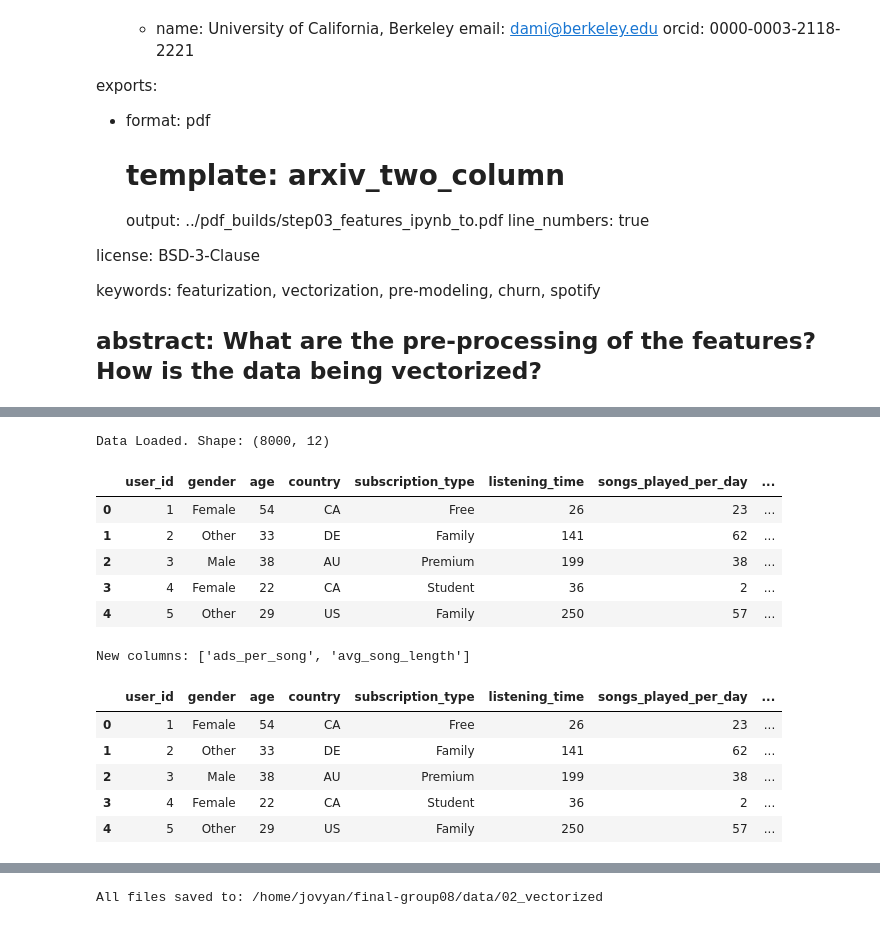
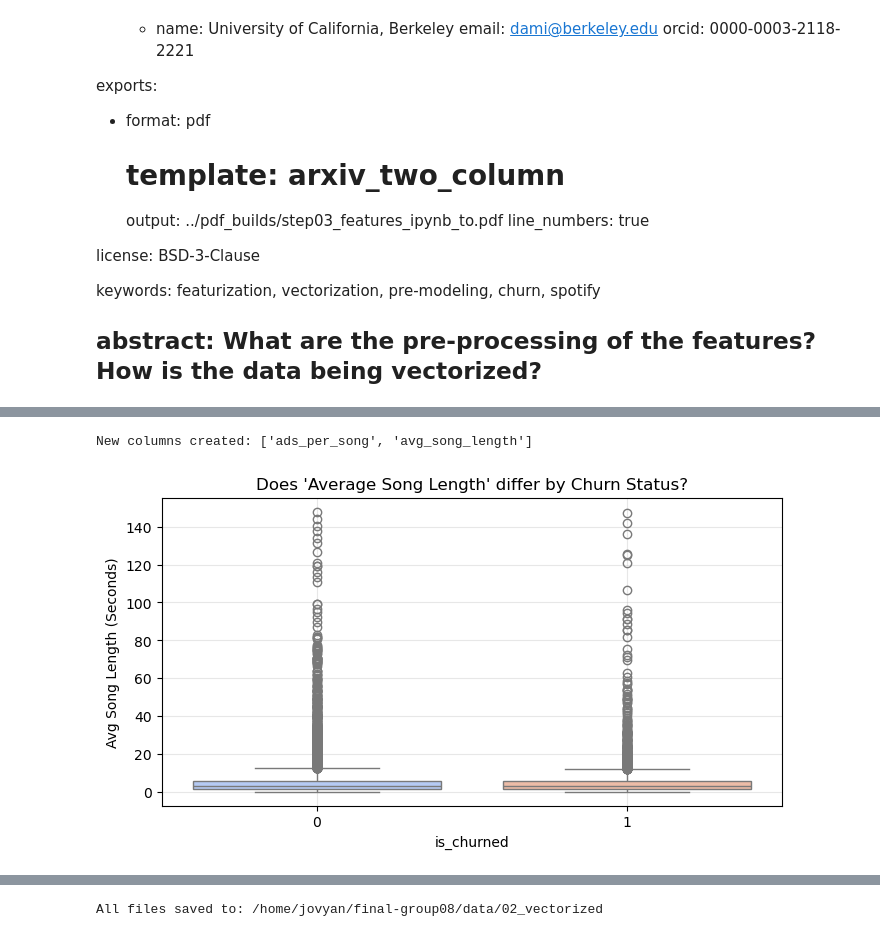
Before and after one commit to UCB-stat-159-f25/final-group08, a Jupyter notebook: notebooks/step03_features.ipynb, the cells around one changed output, grey strips where cells are left out. Cells and saved outputs as stored; diff of their text form; code cells hidden in the pictures.

```diff
--- a/notebooks/step03_features.ipynb
+++ b/notebooks/step03_features.ipynb
@@ -49,6 +55,16 @@ abstract: What are the pre-processing of the features? How is the data being vec
 # %%
-import src.step00_utils as step00_utils
 import pandas as pd
-import numpy as np
+import seaborn as sns
+import matplotlib.pyplot as plt
 import joblib
+from pathlib import Path
 from sklearn.model_selection import train_test_split
+from sklearn import set_config
+
+import src.step03_features as step03
+import src.step00_utils as utils
+
+RAW_DATA_PATH = step03.RAW_DATA_PATH
+PROCESSED_DATA_DIR = step03.PROCESSED_DATA_DIR
+VECTORIZED_DATA_DIR = step03.VECTORIZED_DATA_DIR
+FIG_DIR = step03.DIR_DATA.parent / "fig_builds" / "step03_features"
@@ -79,27 +78,19 @@ The autoreload extension is already loaded. To reload it, use:
 # %%
 df = pd.read_csv(RAW_DATA_PATH)
-print(f"Data Loaded. Shape: {df.shape}")
-df.head()
+
+# engineer features
+df_engineered = step03.engineer_features(df)
+
+print("New columns created:", [c for c in df_engineered.columns if c in ['ads_per_song', 'avg_song_length']])
+
+plt.figure(figsize=(8, 4))
+sns.boxplot(x='is_churned', y='avg_song_length', hue='is_churned', legend=False, data=df_engineered, palette='coolwarm')
+plt.title("Does 'Average Song Length' differ by Churn Status?")
+plt.ylabel("Avg Song Length (Seconds)")
+plt.grid(True, alpha=0.3)
+
+plt.savefig(FIG_DIR / "step03_feature_boxplot.png", bbox_inches='tight', dpi=300)
+plt.show()
 # %% [output]
-Data Loaded. Shape: (8000, 12)
+New columns created: ['ads_per_song', 'avg_song_length']
-|  | user_id | gender | age | country | subscription_type | listening_time | songs_played_per_day | ... |
-| 0 | 1 | Female | 54 | CA | Free | 26 | 23 | ... |
-| 1 | 2 | Other | 33 | DE | Family | 141 | 62 | ... |
-| 2 | 3 | Male | 38 | AU | Premium | 199 | 38 | ... |
-| 3 | 4 | Female | 22 | CA | Student | 36 | 2 | ... |
-| 4 | 5 | Other | 29 | US | Family | 250 | 57 | ... |
+[figure, added]
-# %%
-# engineer features
-df_engineered = engineer_features(df)
-
-# sanity check
-print("New columns:", [c for c in df_engineered.columns if c in ['ads_per_song', 'avg_song_length']])
-df_engineered.head()
-# %% [output]
-New columns: ['ads_per_song', 'avg_song_length']
-|  | user_id | gender | age | country | subscription_type | listening_time | songs_played_per_day | ... |
-| 0 | 1 | Female | 54 | CA | Free | 26 | 23 | ... |
-| 1 | 2 | Other | 33 | DE | Family | 141 | 62 | ... |
-| 2 | 3 | Male | 38 | AU | Premium | 199 | 38 | ... |
-| 3 | 4 | Female | 22 | CA | Student | 36 | 2 | ... |
-| 4 | 5 | Other | 29 | US | Family | 250 | 57 | ... |
```
Also changed, not shown: parts of 12 cells of this notebook, 1 other file.
